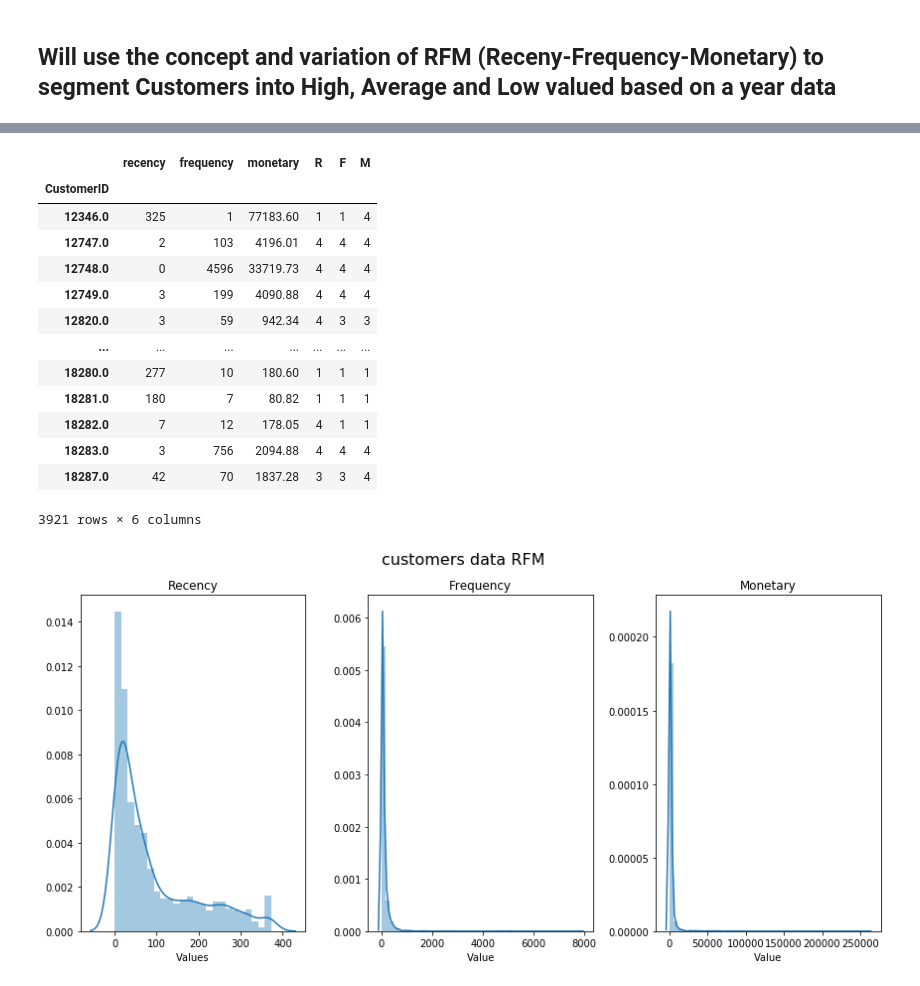
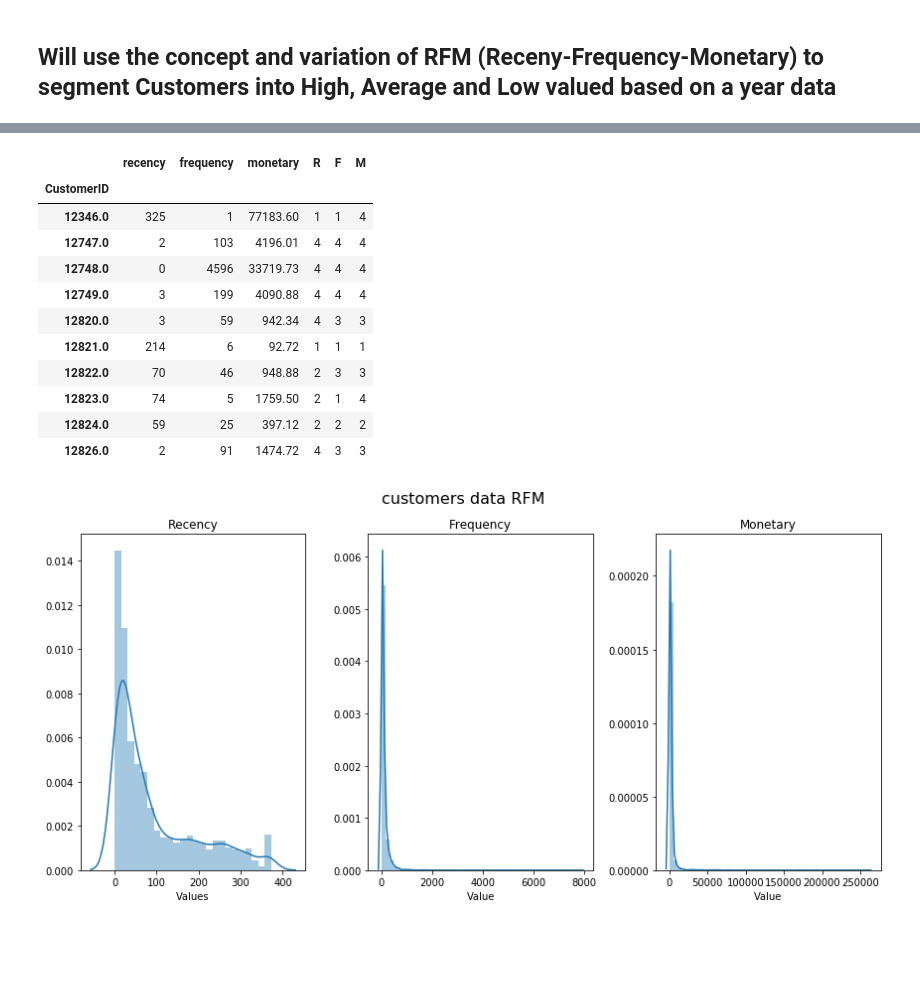
Before and after one commit to navitajain/navitajain.github.io, a Jupyter notebook: codes/Ecommerce_UserSegmentation.ipynb, the cells around one changed output, grey strips where cells are left out. Cells and saved outputs as stored; diff of their text form; code cells hidden in the pictures; blank space fills up the shorter version.

```diff
--- a/codes/Ecommerce_UserSegmentation.ipynb
+++ b/codes/Ecommerce_UserSegmentation.ipynb
@@ -509,22 +440,20 @@ def measure_rfm(customers):
 # %%
 ### calcualte RFM for Customer
 rfm = measure_rfm(customers)
-rfm
+rfm.head(10)
 # %% [output]
 |  | recency | frequency | monetary | R | F | M |
 | CustomerID |  |  |  |  |  |  |
 | 12346.0 | 325 | 1 | 77183.60 | 1 | 1 | 4 |
 | 12747.0 | 2 | 103 | 4196.01 | 4 | 4 | 4 |
 | 12748.0 | 0 | 4596 | 33719.73 | 4 | 4 | 4 |
 | 12749.0 | 3 | 199 | 4090.88 | 4 | 4 | 4 |
 | 12820.0 | 3 | 59 | 942.34 | 4 | 3 | 3 |
-| ... | ... | ... | ... | ... | ... | ... |
-| 18280.0 | 277 | 10 | 180.60 | 1 | 1 | 1 |
-| 18281.0 | 180 | 7 | 80.82 | 1 | 1 | 1 |
-| 18282.0 | 7 | 12 | 178.05 | 4 | 1 | 1 |
-| 18283.0 | 3 | 756 | 2094.88 | 4 | 4 | 4 |
-| 18287.0 | 42 | 70 | 1837.28 | 3 | 3 | 4 |
+| 12821.0 | 214 | 6 | 92.72 | 1 | 1 | 1 |
+| 12822.0 | 70 | 46 | 948.88 | 2 | 3 | 3 |
+| 12823.0 | 74 | 5 | 1759.50 | 2 | 1 | 4 |
+| 12824.0 | 59 | 25 | 397.12 | 2 | 2 | 2 |
+| 12826.0 | 2 | 91 | 1474.72 | 4 | 3 | 3 |
-3921 rows × 6 columns
 # %%
 ## plotting RFM for customers
 fig, ax = plt.subplots(1, 3, figsize=(12,6))
```
Also changed, not shown: parts of 9 cells of this notebook.
